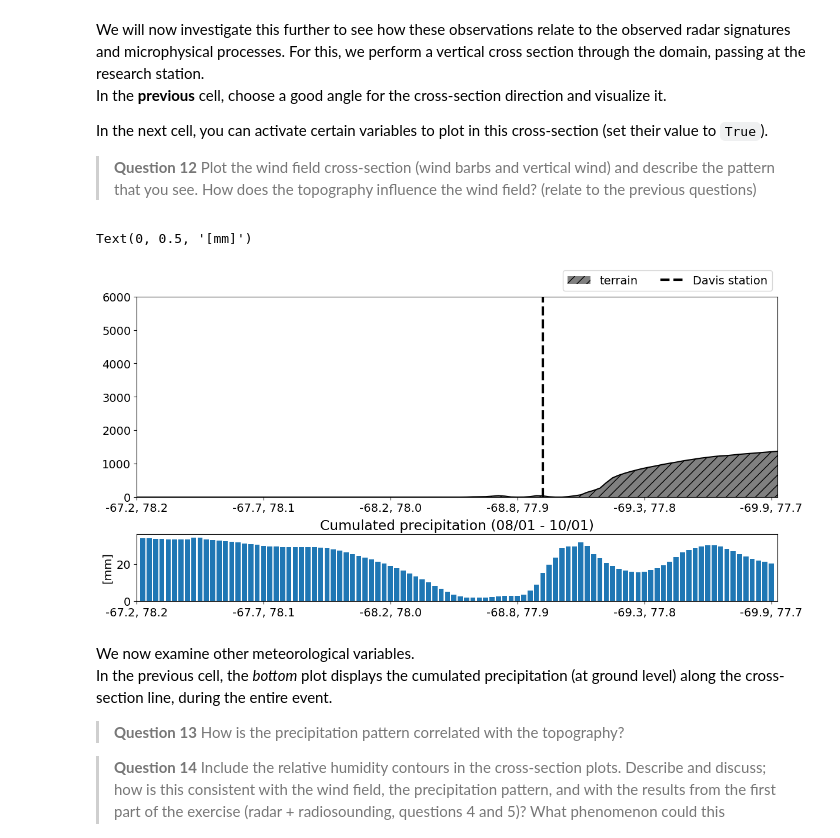
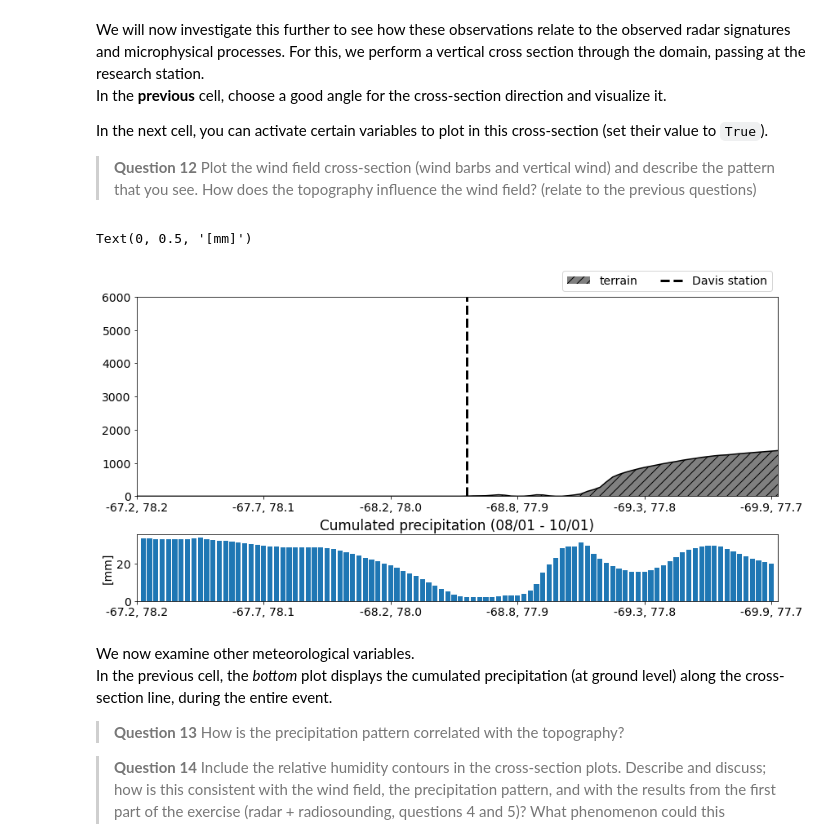
Before and after one commit to ltelab/AtmProc2024, a Jupyter notebook: Exercise_2/Exercise_2.ipynb, the cells around one changed output. Saved outputs shown, nothing was run; the diff lists cells and outputs as text; code cells hidden in the pictures.

Commit message:
Fixed bug in Davis location on cross section

```diff
--- a/Exercise_2/Exercise_2.ipynb
+++ b/Exercise_2/Exercise_2.ipynb
@@ -408,6 +408,10 @@ xs = np.arange(0, wspd_cross.shape[-1], 1)
 ys = wrf.to_np(wspd_cross.coords["vertical"])
 coord_pairs = wrf.to_np(ter_line.coords["xy_loc"])
 
+lats_arr = np.array([xy.lat for xy in coord_pairs])
+lons_arr = np.array([xy.lon for xy in coord_pairs])
+i_Davis = np.argmin((lats_arr-lat_Davis)**2+(lons_arr-lon_Davis)**2)
+
 # Create the figure
 fig,(ax,ax1) = plt.subplots(2,figsize=(12,6),gridspec_kw={'height_ratios':[3,1]},sharex=False,constrained_layout=True)
 ncol=2
@@ -416,7 +420,7 @@ ncol=2
 ht_fill = ax.fill_between(xs, 0, wrf.to_np(ter_line), facecolor="gray",hatch='//', label='terrain')
 ax.plot(xs,ter_line,'k')
 ax.plot()
-ax.vlines(64,0,6000,'k',linestyle='--',lw=3, label='Davis station')
+ax.vlines(i_Davis,0,6000,'k',linestyle='--',lw=3, label='Davis station')
 
 # Define the x-axis
 x_ticks = np.arange(coord_pairs.shape[0])
@@ -451,34 +455,34 @@ if POTENTIAL_TEMPERATURE:
     ax.plot([-1,-1],[-1,-1], label='Pot. temp.',color='k')
     ncol+=1
 
 def fmt(x):
     s = f"{x:.1f}"
     if s.endswith("0"):
         s = f"{x:.0f}"
     return rf"{s} \%" if plt.rcParams["text.usetex"] else f"{s} %"
 
 if RH_I:
     rhi_contours = ax.contour(xs,ys,wrf.to_np(rhi_cross), colors='g',levels=np.arange(30,120,5))
     plt.clabel(rhi_contours, rhi_contours.levels[::2], inline=1, fontsize=10, fmt=fmt)
     ax.plot([-1,-1],[-1,-1], label='RH w.r.t.  ice',color='g')
     ncol+=1
 
 
 if TURB_DISS:
     qdiss_contours = ax.contour(xs,ys,wrf.to_np(qdiss_cross), colors='magenta',levels=np.logspace(-5,2,14,endpoint=True),extend='both',norm=colors.LogNorm())
     plt.clabel(qdiss_contours, qdiss_contours.levels[::2], inline=1, fontsize=10, fmt="%.0E")
     ax.plot([-1,-1],[-1,-1], label='turb. diss.',color='magenta')
     ncol+=1
 
 ax.legend(bbox_to_anchor=(1,1), loc='lower right',ncol=ncol)
 
 ax.set_ylim(0,6000)
 ax1.bar(xs,pcum_line)
 ax1.set_title('Cumulated precipitation (08/01 - 10/01)')
 ax1.set_ylabel('[mm]')
 # %% [output]
 Text(0, 0.5, '[mm]')
-[figure, old version]
+[figure, new version]
 # %% [markdown]
 
 We now examine other meteorological variables. \
```
Also changed, not shown: parts of 1 cell of this notebook.
